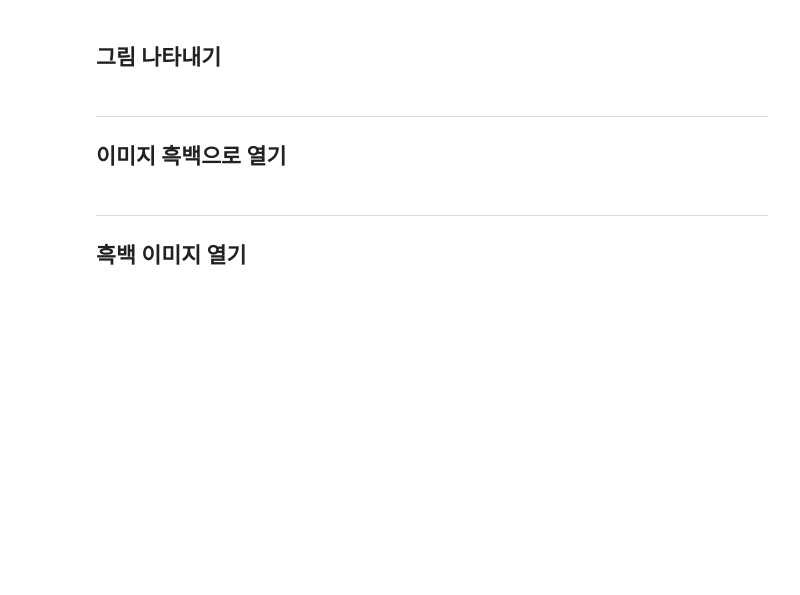
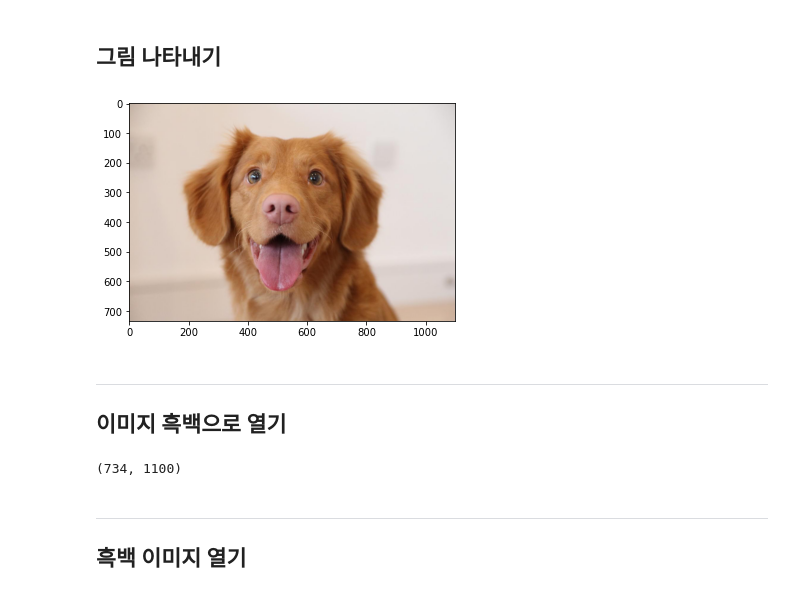
Before and after one commit to ollpp/prac_deeplearning, a Jupyter notebook: 개념/Part1) 인공지능에 대한 개념과 준비/실습코드/12. 인공지능 개발 준비 - 07~08. 시각화 기초(이미지).ipynb, the cells around one changed output. Saved outputs shown, nothing was run; the diff lists cells and outputs as text; code cells hidden in the pictures; blank space fills up the shorter version.

```diff
--- a/개념/Part1) 인공지능에 대한 개념과 준비/실습코드/12. 인공지능 개발 준비 - 07~08. 시각화 기초(이미지).ipynb
+++ b/개념/Part1) 인공지능에 대한 개념과 준비/실습코드/12. 인공지능 개발 준비 - 07~08. 시각화 기초(이미지).ipynb
@@ -25,6 +47,11 @@ ___
 ---
 # %% [markdown]
 ## 그림 나타내기
+# %%
+plt.imshow(image)
+plt.show()
+# %% [output]
+[figure, added]
 # %% [markdown]
 ---
 ## 이미지 흑백으로 열기
@@ -31,3 +61,9 @@ ___
+# %%
+image_bw.shape
+
+# rge가 사라지고 흑백이 되었기 때문에 3차원에서 2차원으로 줄어들었다.
+# %% [output]
+(734, 1100)
 # %% [markdown]
 ---
 ## 흑백 이미지 열기
```
Also changed, not shown: parts of 23 cells of this notebook.
